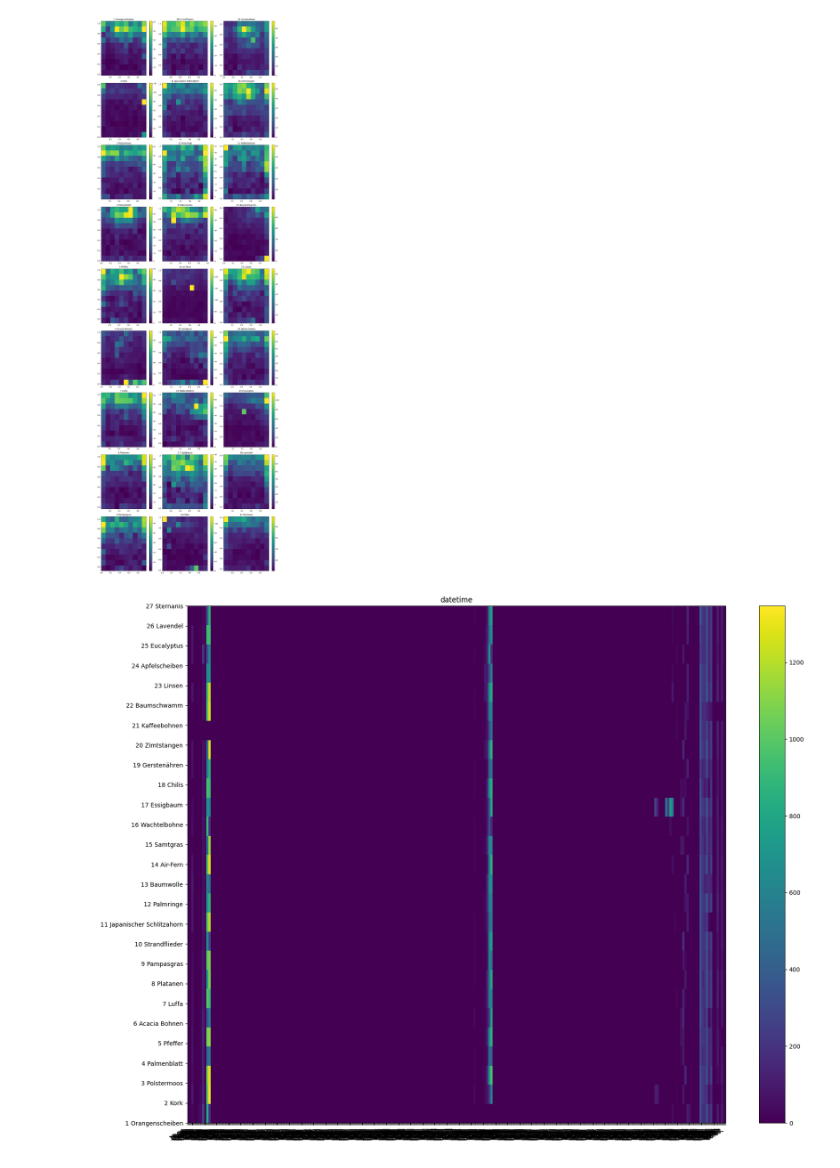
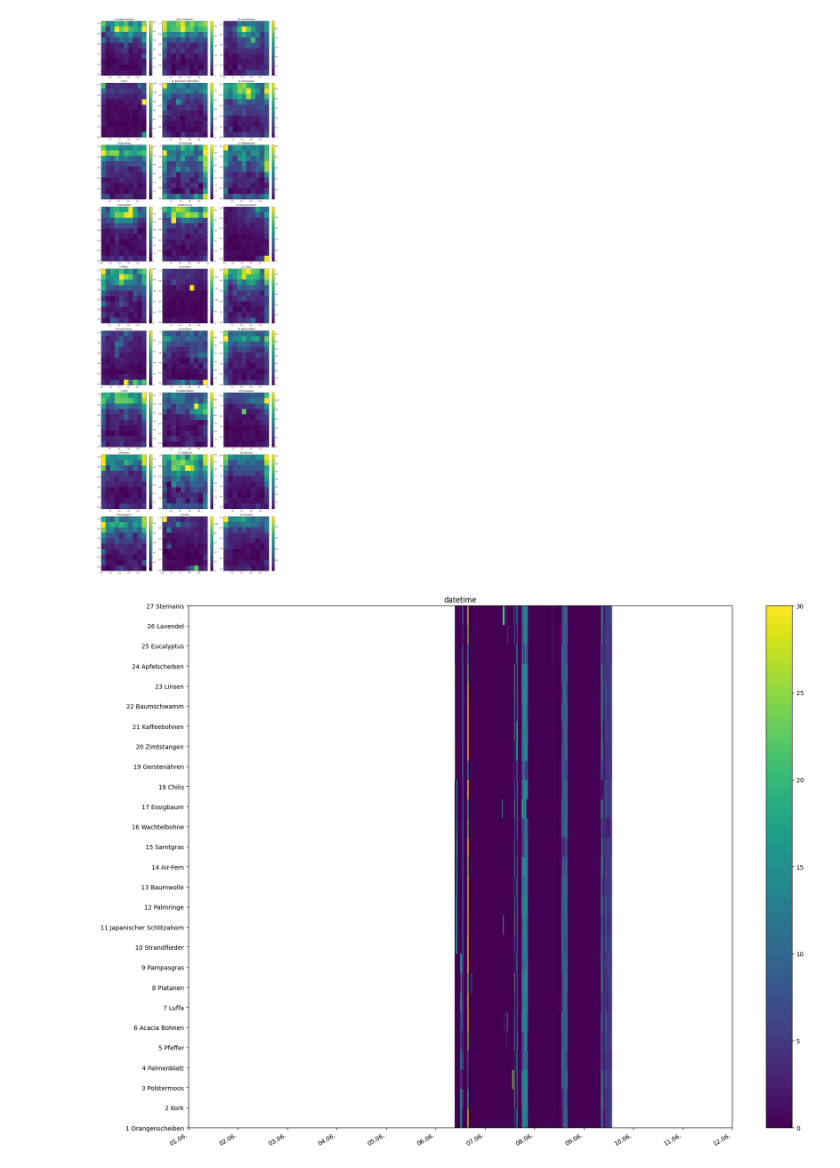
Before and after one commit to MathiasGartner/TOR, a Jupyter notebook: scratches/stats.ipynb, the cells around one changed output. Drawn from its saved outputs; the diff is of its cells as text; code cells hidden in the pictures.

```diff
--- a/scratches/stats.ipynb
+++ b/scratches/stats.ipynb
@@ -8,7 +8,7 @@ import matplotlib.dates as mdates
 import matplotlib.colors as colors
 # %%
 boxNames = []
-results = DBManager.__executeQuery("SELECT Position,  Material FROM Client WHERE Position >=1 AND Position <= 27 ORDER BY Position")
+results = DBManager.executeQuery("SELECT Position,  Material FROM Client WHERE Position >=1 AND Position <= 27 ORDER BY Position")
 for r in results:
     boxNames.append(str(r.Position) + " " + r.Material)
 boxNames
@@ -32,11 +32,11 @@ boxNames
  '27 Sternanis']
 # %%
 #results = DBManager.getResultsByEvent("Kapelica2022")
-datestr = "2022-01-01"
-dateend = "2022-10-10"
-#results = DBManager.__executeQuery("SELECT c.Position, c.Latin, Result, UserGenerated, X, Y, Time AS Time FROM diceresult d LEFT JOIN client c ON c.Id = d.ClientId WHERE DATE(Time) = \"" + datestr + "\" AND c.Position >=1 AND c.Position <= 27 ORDER BY d.Id DESC")
-#results = DBManager.__executeQuery("SELECT c.Position, c.Latin, Result, UserGenerated, X, Y, Time AS Time FROM diceresult d LEFT JOIN client c ON c.Id = d.ClientId WHERE DATE(Time) > \"" + datestr + "\" AND DATE(Time) < \"" + dateend + "\" AND c.Position >=1 AND c.Position <= 27 ORDER BY d.Id DESC")
-results = DBManager.__executeQuery("SELECT c.Position, c.Latin, Result, UserGenerated, X, Y, Time AS Time FROM diceresult d LEFT JOIN client c ON c.Id = d.ClientId WHERE c.Position >=1 AND c.Position <= 27 AND DATE(TIME) >= \"2022-06-07\" ORDER BY d.Id DESC")
+datestr = "2022-06-01"
+dateend = "2022-06-10"
+#results = DBManager.executeQuery("SELECT c.Position, c.Latin, Result, UserGenerated, X, Y, Time AS Time FROM diceresult d LEFT JOIN client c ON c.Id = d.ClientId WHERE DATE(Time) = \"" + datestr + "\" AND c.Position >=1 AND c.Position <= 27 ORDER BY d.Id DESC")
+results = DBManager.executeQuery("SELECT c.Position, c.Latin, Result, UserGenerated, X, Y, Time AS Time FROM diceresult d LEFT JOIN client c ON c.Id = d.ClientId WHERE DATE(Time) > \"" + datestr + "\" AND DATE(Time) < \"" + dateend + "\" AND c.Position >=1 AND c.Position <= 27 ORDER BY d.Id DESC")
+#results = DBManager.executeQuery("SELECT c.Position, c.Latin, Result, UserGenerated, X, Y, Time AS Time FROM diceresult d LEFT JOIN client c ON c.Id = d.ClientId WHERE c.Position >=1 AND c.Position <= 27 AND DATE(TIME) >= \"2022-06-07\" ORDER BY d.Id DESC")
 results
 
 times = []
@@ -74,30 +74,31 @@ for i in range(9):
 # %%
 bins = [250, 27]
 # compute the 2D histogram using numpy
 H,xedges,yedges = np.histogram2d(times, boxes, bins=bins)
 # convert the x-edges into datetime format
 to_datetime = np.vectorize(datetime.fromtimestamp)
 xedges_datetime = to_datetime(xedges)
 
 # plot the two cases side by side
 fig, ax = plt.subplots(1, 1, figsize=(18,13))
 
 histo = ax.pcolor(xedges_datetime, yedges, H.T, cmap='viridis')
 ax.set_title('datetime')
+ax.set_xlim([datetime(2022, 6, 1), datetime(2022, 6, 12)])
 fig.colorbar(histo, ax=ax)
 # pretty up the xaxis labels
 #loc = mdates.MinuteLocator(byminute=(0, 30))
 loc = mdates.DayLocator()
 #fmt = mdates.DateFormatter('%d.%m. - %H:%M:%S')
 fmt = mdates.DateFormatter('%d.%m.')
 
 ax.xaxis.set_major_locator(loc)
 ax.xaxis.set_major_formatter(fmt)
 
 ax.set_yticks(np.arange(1,28,1))
 ax.set_yticklabels(boxNames)
 
 fig.autofmt_xdate()
 fig.tight_layout()
 # %% [output]
-[figure, old version]
+[figure, new version]
```
Also changed, not shown: parts of 1 cell of this notebook, 10 other files.
